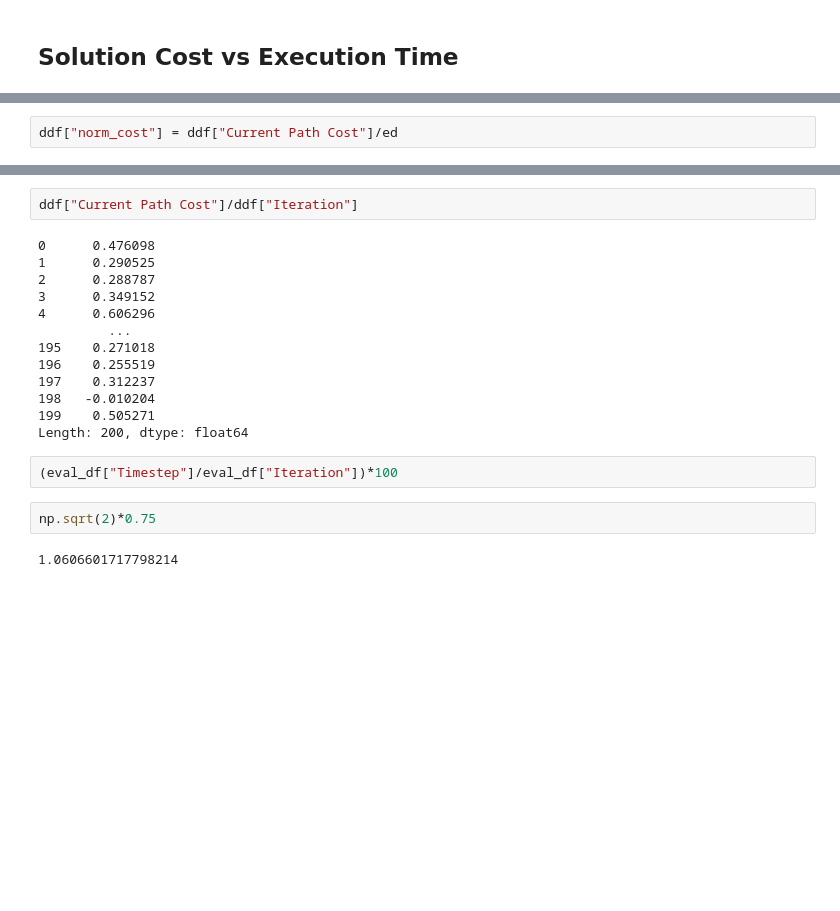
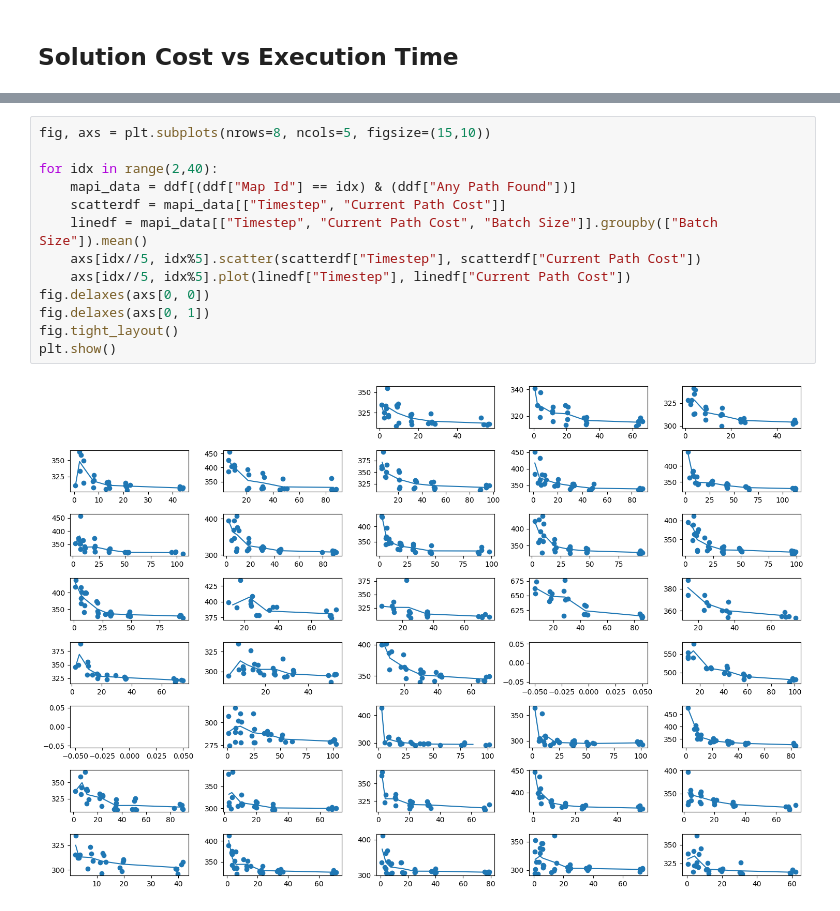
Before and after one commit to SumantBagri/Sampling-Based-Asymptotically-Optimal-Path-Planning-Algorithms, a Jupyter notebook: src/results.ipynb, the cells around one changed output, grey strips where cells are left out. Cells and saved outputs as stored; diff of their text form; blank space fills up the shorter version.

```diff
--- a/src/results.ipynb
+++ b/src/results.ipynb
@@ -40,2 +62,0 @@ for i in range(len(ddf)):
-# %%
-ddf["norm_cost"] = ddf["Current Path Cost"]/ed
@@ -58,21 +63,15 @@ ddf
-# %%
-ddf["Current Path Cost"]/ddf["Iteration"]
-# %% [output]
-0      0.476098
-1      0.290525
-2      0.288787
-3      0.349152
-4      0.606296
-         ...
-195    0.271018
-196    0.255519
-197    0.312237
-198   -0.010204
-199    0.505271
-Length: 200, dtype: float64
-# %%
-(eval_df["Timestep"]/eval_df["Iteration"])*100
-# %%
-np.sqrt(2)*0.75
-# %% [output]
-1.0606601717798214
+# %%
+fig, axs = plt.subplots(nrows=8, ncols=5, figsize=(15,10))
+
+for idx in range(2,40):
+    mapi_data = ddf[(ddf["Map Id"] == idx) & (ddf["Any Path Found"])]
+    scatterdf = mapi_data[["Timestep", "Current Path Cost"]]
+    linedf = mapi_data[["Timestep", "Current Path Cost", "Batch Size"]].groupby(["Batch Size"]).mean()
+    axs[idx//5, idx%5].scatter(scatterdf["Timestep"], scatterdf["Current Path Cost"])
+    axs[idx//5, idx%5].plot(linedf["Timestep"], linedf["Current Path Cost"])
+fig.delaxes(axs[0, 0])
+fig.delaxes(axs[0, 1])
+fig.tight_layout()
+plt.show()
+# %% [output]
+[figure, added]
```
Also changed, not shown: parts of 9 cells of this notebook, 2 other files.
